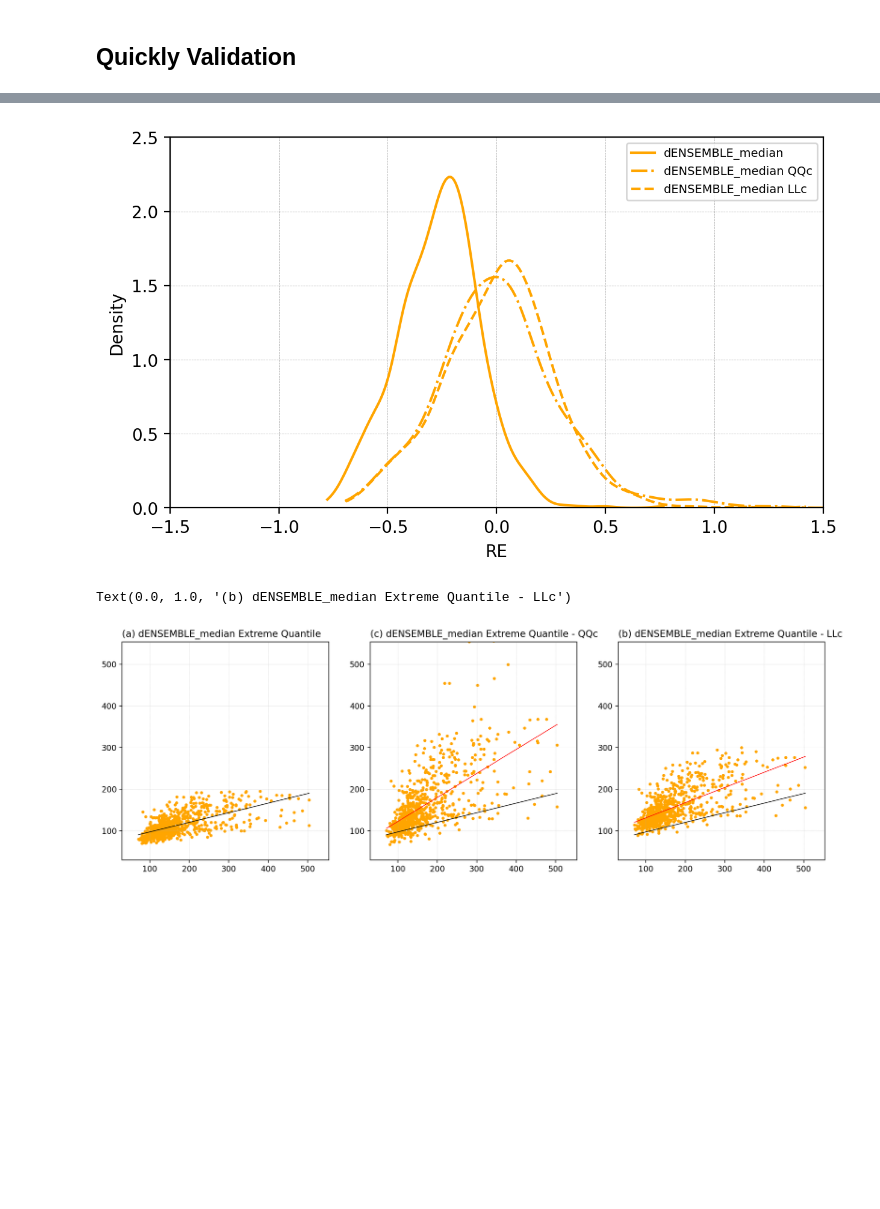
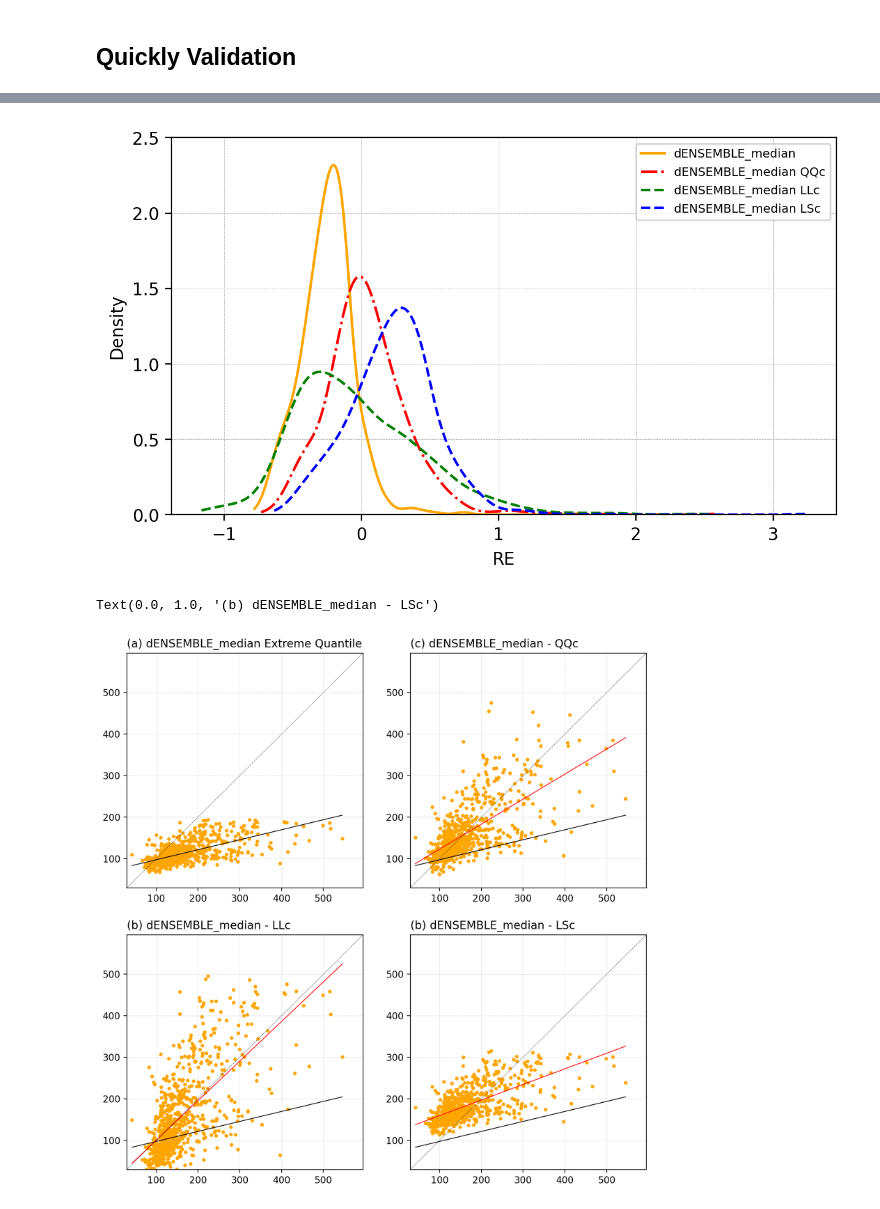
Before and after one commit to mhacarthur/downpy, a Jupyter notebook: 3_new/3_bias_QUANTILE_I.ipynb, the cells around one changed output, grey strips where cells are left out. Cells and saved outputs as stored; diff of their text form; code cells hidden in the pictures; blank space fills up the shorter version.

```diff
--- a/3_new/3_bias_QUANTILE_I.ipynb
+++ b/3_new/3_bias_QUANTILE_I.ipynb
@@ -651,27 +778,31 @@ DF_val = DF_INPUT[DF_INPUT['STATION'].isin(Q_val['File'])].reset_index(drop=True
 lats_obs = DF_val['LAT'].values
 lons_obs = DF_val['LON'].values
 # %%
-MEV_QQc_vals, MEV_LLc_vals = [], []
+MEV_QQc_vals, MEV_LSc_vals, MEV_LLc_vals = [], [], []
 
 for lat, lon in zip(DF_val['LAT'].values, DF_val['LON'].values):
     ilat = np.argmin(np.abs(lats - lat))
     ilon = np.argmin(np.abs(lons - lon))
     MEV_LLc_vals.append(MEVd_IM_LLc_2d[ilat, ilon])
+    MEV_LSc_vals.append(MEVd_IM_LSc_2d[ilat, ilon])
     MEV_QQc_vals.append(MEVd_IM_QQc_2d[ilat, ilon])
 
 MEV_LLc_vals = np.array(MEV_LLc_vals)
+MEV_LSc_vals = np.array(MEV_LSc_vals)
 MEV_QQc_vals = np.array(MEV_QQc_vals)
 
-
 DF_val['MEVd_LLc'] = MEV_LLc_vals
+DF_val['MEVd_LSc'] = MEV_LSc_vals
 DF_val['MEVd_QQc'] = MEV_QQc_vals
 # %%
 RE = (DF_val.MEVd.values - DF_val.OBS.values)/DF_val.OBS.values
 RE_LLc = (DF_val.MEVd_LLc.values - DF_val.OBS.values)/DF_val.OBS.values
+RE_LSc = (DF_val.MEVd_LSc.values - DF_val.OBS.values)/DF_val.OBS.values
 RE_QQc = (DF_val.MEVd_QQc.values - DF_val.OBS.values)/DF_val.OBS.values
 # %%
 DF_val['RE'] = RE
 DF_val['RE_LLc'] = RE_LLc
+DF_val['RE_LSc'] = RE_LSc
 DF_val['RE_QQc'] = RE_QQc
 # %%
 DF_val.head(3)
@@ -691,11 +822,13 @@ ax1 = plt.subplot(gs[0, 0])
 
 sns.kdeplot(DF_val.RE,color=colors[ncolor],cumulative=False,fill=False,multiple="stack",ax=ax1,label=f'd{product}',
             clip=(np.nanmin(np.array(DF_val.RE)), np.nanmax(np.array(DF_val.RE))))
-sns.kdeplot(DF_val.RE_QQc,color=colors[ncolor],cumulative=False,fill=False,multiple="stack",ax=ax1,label=f'd{product} QQc',linestyle='-.',
+sns.kdeplot(DF_val.RE_QQc,color='r',cumulative=False,fill=False,multiple="stack",ax=ax1,label=f'd{product} QQc',linestyle='-.',
             clip=(np.nanmin(np.array(DF_val.RE_QQc)), np.nanmax(np.array(DF_val.RE_QQc))))
-sns.kdeplot(DF_val.RE_LLc,color=colors[ncolor],cumulative=False,fill=False,multiple="stack",ax=ax1,label=f'd{product} LLc',linestyle='--',
+sns.kdeplot(DF_val.RE_LLc,color='g',cumulative=False,fill=False,multiple="stack",ax=ax1,label=f'd{product} LLc',linestyle='--',
             clip=(np.nanmin(np.array(DF_val.RE_LLc)), np.nanmax(np.array(DF_val.RE_LLc))))
-ax1.set_xlim(-1.5,1.5)
+sns.kdeplot(DF_val.RE_LSc,color='b',cumulative=False,fill=False,multiple="stack",ax=ax1,label=f'd{product} LSc',linestyle='--',
+            clip=(np.nanmin(np.array(DF_val.RE_LSc)), np.nanmax(np.array(DF_val.RE_LSc))))
+# ax1.set_xlim(-1.5,1.5)
 ax1.set_ylim(0,2.5)
 ax1.legend(fontsize=7, loc=0, ncol=1)
 ax1.grid(linewidth=0.3, linestyle='--')
@@ -703,49 +836,65 @@ ax1.grid(linewidth=0.3, linestyle='--')
 ax1.set_facecolor('white')
 fig.patch.set_alpha(0)
 # %% [output]
-[figure, old version]
+[figure, new version]
 # %%
 _, _, x_OBS, y_OBS = linear_regression(DF_val.OBS, DF_val.MEVd)
 _, _, x_LLc, y_LLc = linear_regression(DF_val.OBS, DF_val.MEVd_LLc)
+_, _, x_LSc, y_LSc = linear_regression(DF_val.OBS, DF_val.MEVd_LSc)
 _, _, x_QQc, y_QQc = linear_regression(DF_val.OBS, DF_val.MEVd_QQc)
 # %%
 vmin = DF_val.OBS.min()
 vmax = DF_val.OBS.max()
 
-fig = plt.figure(figsize=(16,5),dpi=200)
-gs = gridspec.GridSpec(1,3)
+fig = plt.figure(figsize=(10,10),dpi=200)
+gs = gridspec.GridSpec(2,2)
 
 # =========================================================================================================================
 ax1 = plt.subplot(gs[0, 0])
 
 ax1.scatter(DF_val.OBS, DF_val.MEVd, s=8, color=colors[ncolor], vmin=vmin, vmax=vmax)
 ax1.plot(x_OBS, y_OBS, c='k',linewidth=0.8)
+ax1.plot(np.arange(600),np.arange(600),'--k', linewidth=0.3, label='Identity line')
 ax1.set_xlim(30,vmax+50)
 ax1.set_ylim(30,vmax+50)
 ax1.grid(linestyle='--', linewidth=0.2)
 ax1.set_title(f'(a) d{product} Extreme Quantile ', fontsize=12, loc='left')
 
 # =========================================================================================================================
 ax1 = plt.subplot(gs[0, 1])
 
 ax1.scatter(DF_val.OBS, DF_val.MEVd_QQc, s=8, color=colors[ncolor], vmin=vmin, vmax=vmax,)
 ax1.plot(x_OBS, y_OBS, c='k',linewidth=0.8)
 ax1.plot(x_QQc, y_QQc, c='r',linewidth=0.8)
+ax1.plot(np.arange(600),np.arange(600),'--k', linewidth=0.3, label='Identity line')
 ax1.set_xlim(30,vmax+50)
 ax1.set_ylim(30,vmax+50)
 ax1.grid(linestyle='--', linewidth=0.2)
-ax1.set_title(f'(c) d{product} Extreme Quantile - QQc', fontsize=12, loc='left')
+ax1.set_title(f'(c) d{product} - QQc', fontsize=12, loc='left')
 
 # =========================================================================================================================
-ax1 = plt.subplot(gs[0, 2])
+ax1 = plt.subplot(gs[1, 0])
 
 ax1.scatter(DF_val.OBS, DF_val.MEVd_LLc, s=8, color=colors[ncolor], vmin=vmin, vmax=vmax,)
 ax1.plot(x_OBS, y_OBS, c='k',linewidth=0.8)
 ax1.plot(x_LLc, y_LLc, c='r',linewidth=0.8)
+ax1.plot(np.arange(600),np.arange(600),'--k', linewidth=0.3, label='Identity line')
 ax1.set_xlim(30,vmax+50)
 ax1.set_ylim(30,vmax+50)
 ax1.grid(linestyle='--', linewidth=0.2)
-ax1.set_title(f'(b) d{product} Extreme Quantile - LLc', fontsize=12, loc='left')
+ax1.set_title(f'(b) d{product} - LLc', fontsize=12, loc='left')
+
+# =========================================================================================================================
+ax1 = plt.subplot(gs[1, 1])
+
+ax1.scatter(DF_val.OBS, DF_val.MEVd_LSc, s=8, color=colors[ncolor], vmin=vmin, vmax=vmax,)
+ax1.plot(x_OBS, y_OBS, c='k',linewidth=0.8)
+ax1.plot(x_LSc, y_LSc, c='r',linewidth=0.8)
+ax1.plot(np.arange(600),np.arange(600),'--k', linewidth=0.3, label='Identity line')
+ax1.set_xlim(30,vmax+50)
+ax1.set_ylim(30,vmax+50)
+ax1.grid(linestyle='--', linewidth=0.2)
+ax1.set_title(f'(b) d{product} - LSc', fontsize=12, loc='left')
 # %% [output]
-Text(0.0, 1.0, '(b) dENSEMBLE_median Extreme Quantile - LLc')
+Text(0.0, 1.0, '(b) dENSEMBLE_median - LSc')
-[figure, old version]
+[figure, new version]
```
Also changed, not shown: parts of 9 cells of this notebook, 3 other files.
